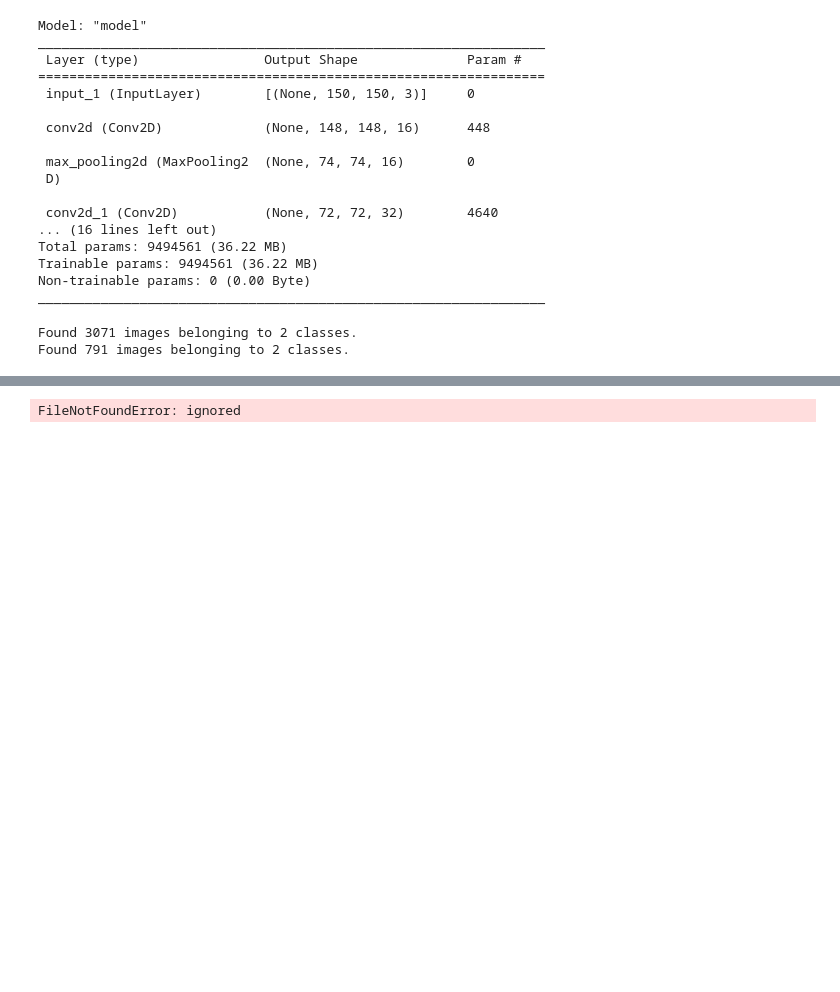
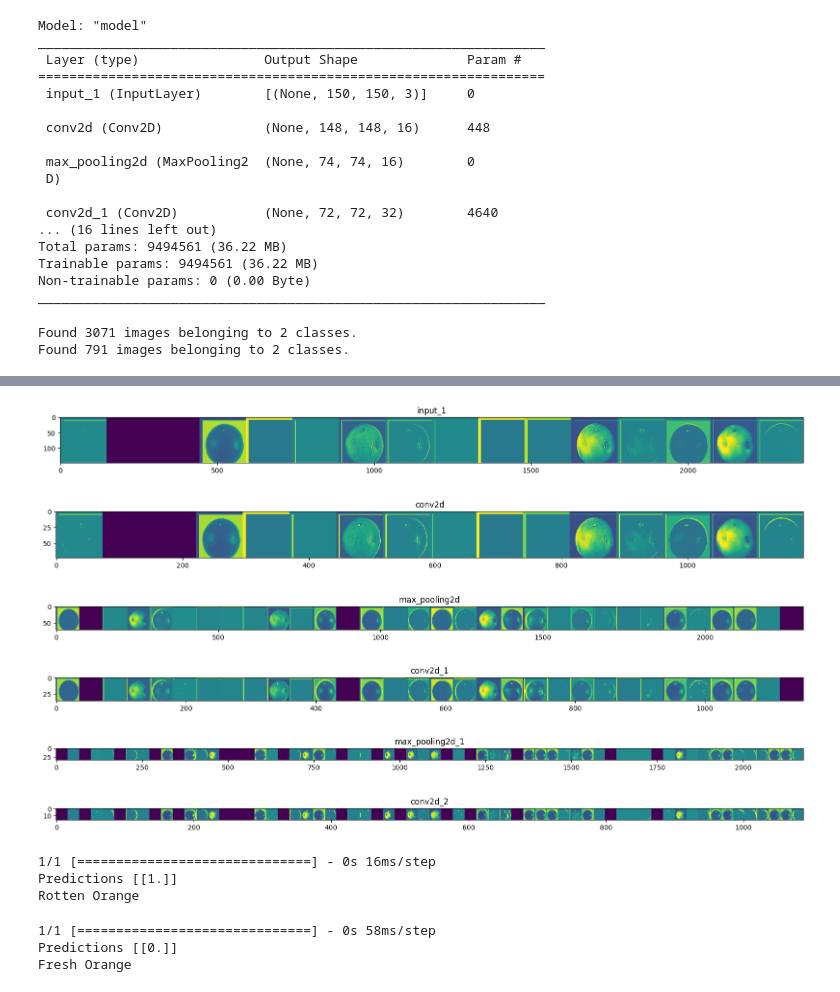
Before and after one commit to FadlilaAfida/PCVK_Ganjil_2023, a Jupyter notebook: Tugas_Akhir_Indetifikas_Jeruk.ipynb, the cells around one changed output, grey strips where cells are left out. Drawn from its saved outputs; the diff is of its cells as text; code cells hidden in the pictures; blank space fills up the shorter version.

```diff
--- a/Tugas_Akhir_Indetifikas_Jeruk.ipynb
+++ b/Tugas_Akhir_Indetifikas_Jeruk.ipynb
@@ -251,7 +251,7 @@ visualization_model = Model(img_input, successive_outputs)
 
 # Memilih 1 sampel random dari setiap kategori
 fresh_img_files = [os.path.join(train_fresh_dir, f) for f in os.listdir(train_fresh_dir)]
-rot_img_files = [os.path.join(train_rot_dir, f) for f in os.listdir(train_rotten_dir)]
+rot_img_files = [os.path.join(train_rotten_dir, f) for f in os.listdir(train_rotten_dir)]
 
 # Gabungkan file dari kedua kategori
 all_img_files = fresh_img_files + rot_img_files
@@ -299,14 +300,44 @@ NameError: ignored
+[figure, added]
+[figure, added]
+[figure, added]
+[figure, added]
+[figure, added]
+[figure, added]
 # %%
 # TESTING
 from keras.preprocessing import image
 import numpy as np
 
-img_path=('/content/drive/MyDrive/PCVK_Gambar/DatasetTugasAkhir/dataset_orange/Train/freshOrange/freshOrange (1).jpg')
+img_path=('/content/drive/MyDrive/PCVK_Gambar/DatasetTugasAkhir/dataset orange/Test/rottenOranges/Screen Shot 2018-06-12 at 11.18.34 PM.png')
 img=image.load_img(img_path, target_size=(150, 150))
 x = image.img_to_array(img)
 x = np.expand_dims(x, axis=0)
 
 preds=model.predict(x)
-print(preds)
+print("Predictions",preds)
+
+if preds[0][0] == 0:
+    print("Fresh Orange")
+else:
+    print("Rotten Orange")
 # %% [output]
-FileNotFoundError: ignored
+1/1 [==============================] - 0s 16ms/step
+Predictions [[1.]]
+Rotten Orange
+# %%
+img_path=('/content/drive/MyDrive/PCVK_Gambar/DatasetTugasAkhir/dataset orange/Test/freshOranges/Screen Shot 2018-06-12 at 11.50.14 PM.png')
+img=image.load_img(img_path, target_size=(150, 150))
+x = image.img_to_array(img)
+x = np.expand_dims(x, axis=0)
+
+preds=model.predict(x)
+print("Predictions",preds)
+
+if preds[0][0] == 0:
+    print("Fresh Orange")
+else:
+    print("Rotten Orange")
+# %% [output]
+1/1 [==============================] - 0s 58ms/step
+Predictions [[0.]]
+Fresh Orange
```
Also changed, not shown: parts of 5 cells of this notebook.
